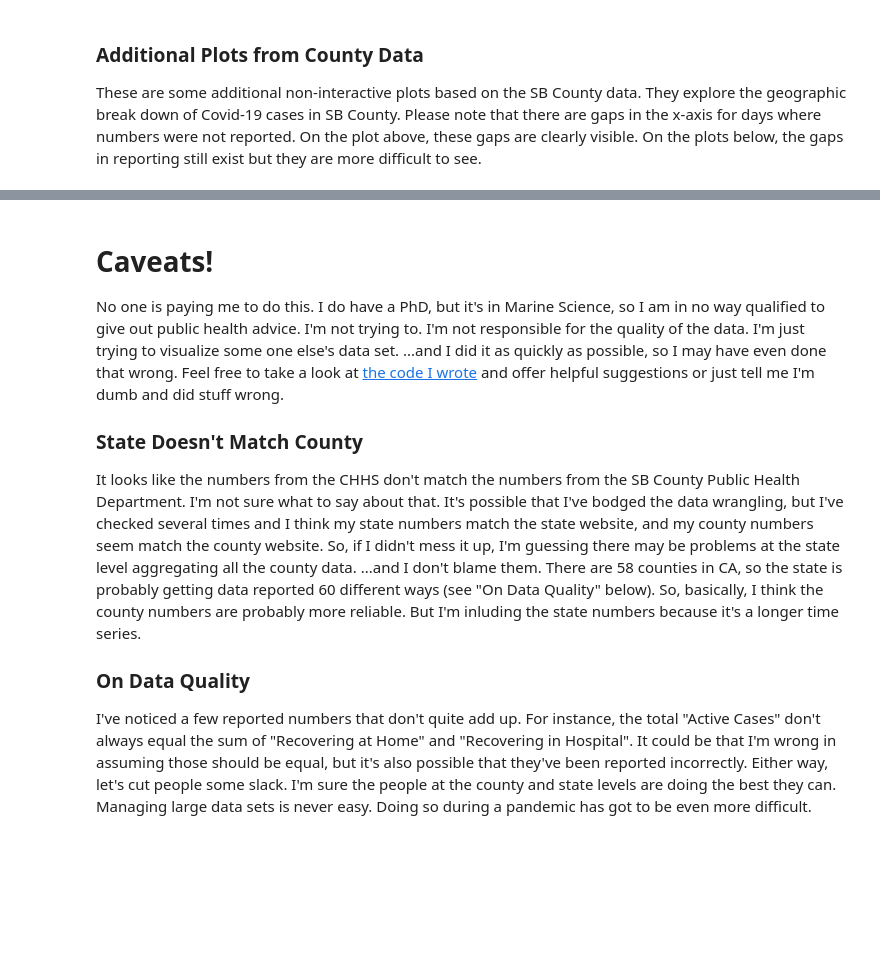
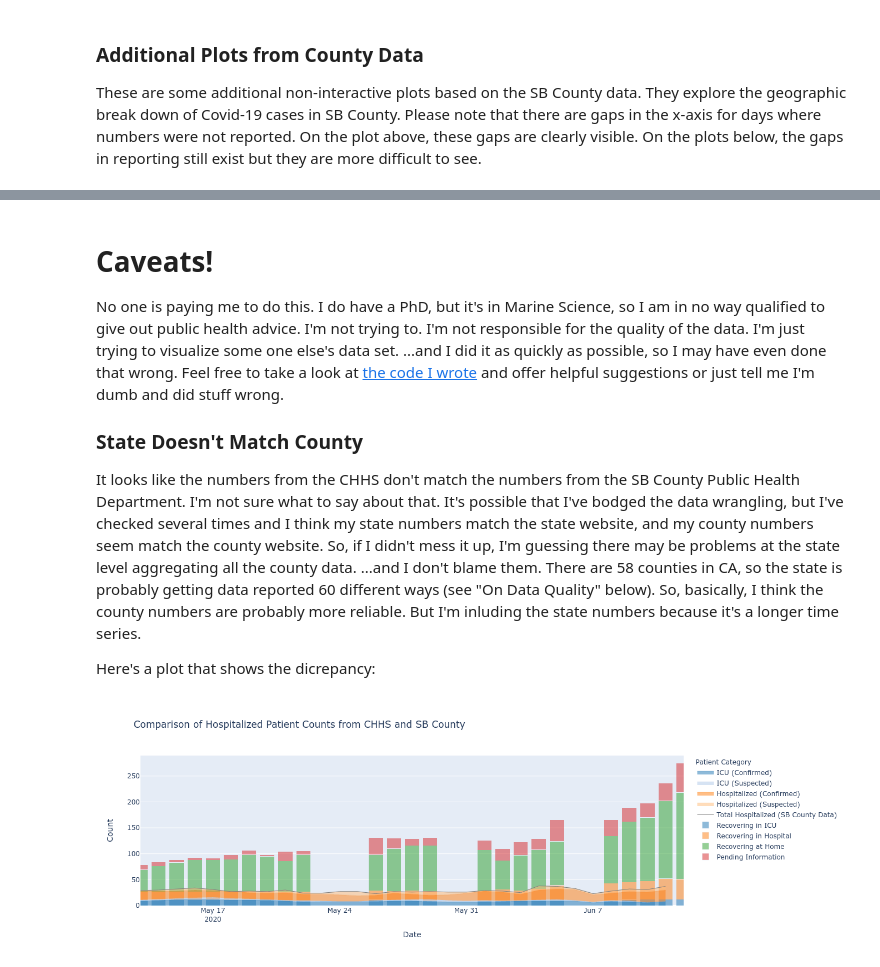
Before and after one commit to jkibele/SB_Covid, a Jupyter notebook: SB_Covid.ipynb, the cells around one changed output, grey strips where cells are left out. Drawn from its saved outputs; the diff is of its cells as text; code cells hidden in the pictures; blank space fills up the shorter version.

```diff
--- a/SB_Covid.ipynb
+++ b/SB_Covid.ipynb
@@ -258,6 +270,37 @@ No one is paying me to do this. I do have a PhD, but it's in Marine Science, so
 
 It looks like the numbers from the CHHS don't match the numbers from the SB County Public Health Department. I'm not sure what to say about that. It's possible that I've bodged the data wrangling, but I've checked several times and I think my state numbers match the state website, and my county numbers seem match the county website. So, if I didn't mess it up, I'm guessing there may be problems at the state level aggregating all the county data. ...and I don't blame them. There are 58 counties in CA, so the state is probably getting data reported 60 different ways (see "On Data Quality" below). So, basically, I think the county numbers are probably more reliable. But I'm inluding the state numbers because it's a longer time series.
 
-### On Data Quality
-
-I've noticed a few reported numbers that don't quite add up. For instance, the total "Active Cases" don't always equal the sum of "Recovering at Home" and "Recovering in Hospital". It could be that I'm wrong in assuming those should be equal, but it's also possible that they've been reported incorrectly. Either way, let's cut people some slack. I'm sure the people at the county and state levels are doing the best they can. Managing large data sets is never easy. Doing so during a pandemic has got to be even more difficult.
+Here's a plot that shows the dicrepancy:
+# %%
+sbcm = sbc.melt(value_vars=name_map.values(), id_vars='Date', var_name='Patient Category', value_name='Count')
+pc_order = {
+    'ICU (Confirmed)': '1',
+    'ICU (Suspected)': '2',
+    'Hospitalized (Confirmed)': '3',
+    'Hospitalized (Suspected)': '4'
+}
+sbcm = pd.concat([sbcm.query("`Patient Category`==@cat") for cat in pc_order.keys()])
+fig = px.area(sbcm, x='Date', y='Count', color='Patient Category',
+              title="Comparison of Hospitalized Patient Counts from CHHS and SB County", color_discrete_sequence=mpl_to_plotly(cm, 0.1))
+tot = sbcm.groupby('Date').sum()
+fig.add_trace(go.Scatter(x=tot.index, y=tot.Count, mode='lines', name='Total Hospitalized (SB County Data)', line=dict(width=1, color='gray')))
+for i, cat in enumerate(cdfm.Category.unique()):
+    df = cdfm.query("Category == @cat")
+    fig.add_trace(
+        go.Bar(
+            x=df.Date,
+            y=df.Count,
+            marker_color=pxtab10[i],
+            name=cat
+        )
+    )
+fig.update_layout(
+    barmode='stack',
+    xaxis=dict(
+        range=[cdfm.Date.min(), cdfm.Date.max()]
+    )
+)
+
+fig.show()
+# %% [output]
+[figure, added]
```
Also changed, not shown: parts of 7 cells of this notebook, 4 other files.
